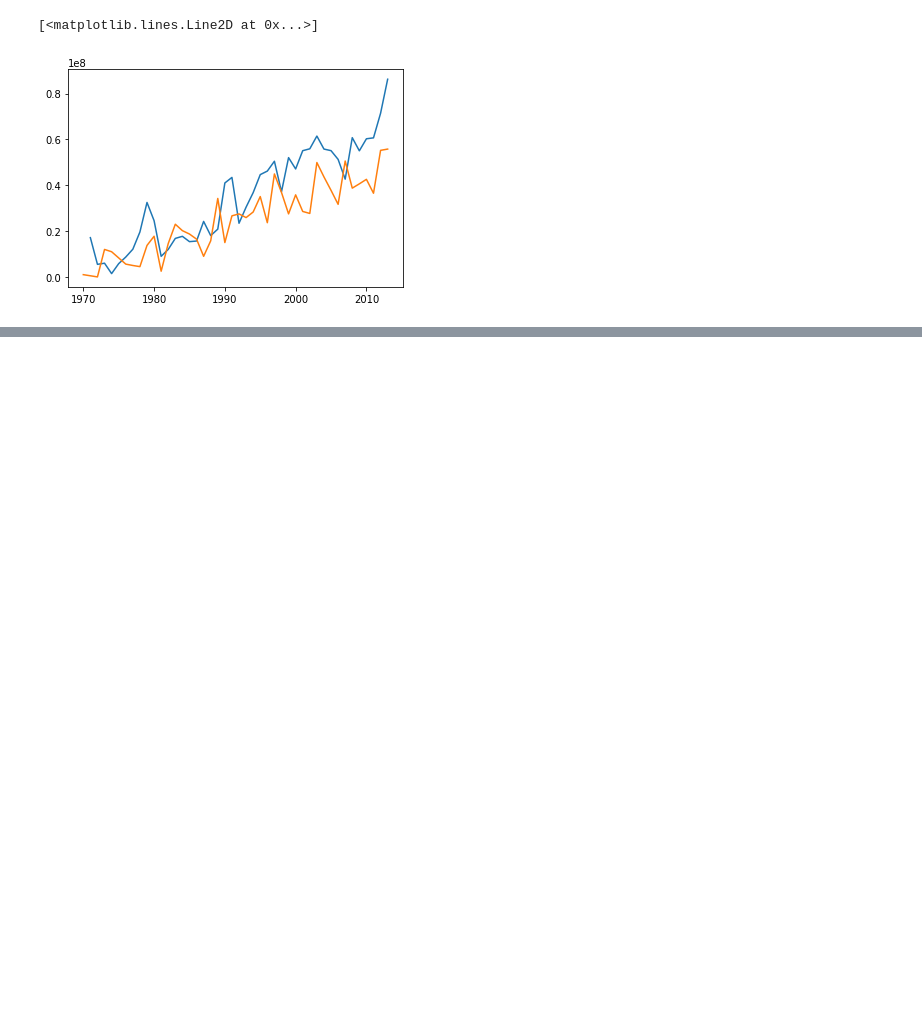
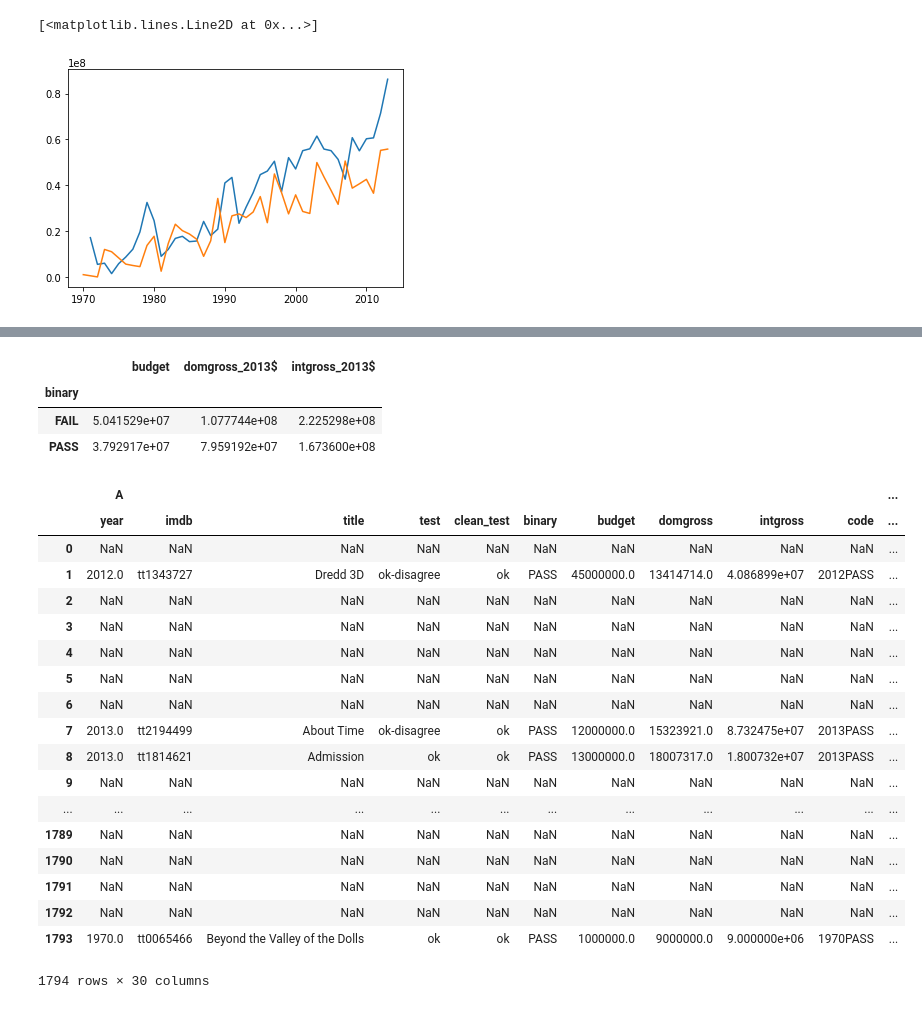
Before and after one commit to vivekster12/women_in_movies, a Jupyter notebook: trial.ipynb, the cells around one changed output, grey strips where cells are left out. Drawn from its saved outputs; the diff is of its cells as text; code cells hidden in the pictures; blank space fills up the shorter version.

Commit message:
tried pivotinig and concatenating tables, no bueno doe

```diff
--- a/trial.ipynb
+++ b/trial.ipynb
@@ -83,0 +105,34 @@ ax.plot(x_pass, y_pass)
+# %%
+data[['binary','budget','domgross_2013$', 'intgross_2013$']].groupby('binary').mean()
+# %% [output]
+|  | budget | domgross_2013$ | intgross_2013$ |
+| binary |  |  |  |
+| FAIL | 5.041529e+07 | 1.077744e+08 | 2.225298e+08 |
+| PASS | 3.792917e+07 | 7.959192e+07 | 1.673600e+08 |
+# %%
+A = data.loc[data['binary'] == 'PASS']
+B = data.loc[data['binary'] == 'FAIL']
+# %%
+A.columns = pd.MultiIndex.from_product([['A'], A.columns])
+B.columns = pd.MultiIndex.from_product([['B'], B.columns])
+pd.concat([A, B], axis = 1)
+# %% [output]
+|  | A |  |  |  |  |  |  |  |  |  | ... |
+|  | year | imdb | title | test | clean_test | binary | budget | domgross | intgross | code | ... |
+| 0 | NaN | NaN | NaN | NaN | NaN | NaN | NaN | NaN | NaN | NaN | ... |
+| 1 | 2012.0 | tt1343727 | Dredd 3D | ok-disagree | ok | PASS | 45000000.0 | 13414714.0 | 4.086899e+07 | 2012PASS | ... |
+| 2 | NaN | NaN | NaN | NaN | NaN | NaN | NaN | NaN | NaN | NaN | ... |
+| 3 | NaN | NaN | NaN | NaN | NaN | NaN | NaN | NaN | NaN | NaN | ... |
+| 4 | NaN | NaN | NaN | NaN | NaN | NaN | NaN | NaN | NaN | NaN | ... |
+| 5 | NaN | NaN | NaN | NaN | NaN | NaN | NaN | NaN | NaN | NaN | ... |
+| 6 | NaN | NaN | NaN | NaN | NaN | NaN | NaN | NaN | NaN | NaN | ... |
+| 7 | 2013.0 | tt2194499 | About Time | ok-disagree | ok | PASS | 12000000.0 | 15323921.0 | 8.732475e+07 | 2013PASS | ... |
+| 8 | 2013.0 | tt1814621 | Admission | ok | ok | PASS | 13000000.0 | 18007317.0 | 1.800732e+07 | 2013PASS | ... |
+| 9 | NaN | NaN | NaN | NaN | NaN | NaN | NaN | NaN | NaN | NaN | ... |
+| ... | ... | ... | ... | ... | ... | ... | ... | ... | ... | ... | ... |
+| 1789 | NaN | NaN | NaN | NaN | NaN | NaN | NaN | NaN | NaN | NaN | ... |
+| 1790 | NaN | NaN | NaN | NaN | NaN | NaN | NaN | NaN | NaN | NaN | ... |
+| 1791 | NaN | NaN | NaN | NaN | NaN | NaN | NaN | NaN | NaN | NaN | ... |
+| 1792 | NaN | NaN | NaN | NaN | NaN | NaN | NaN | NaN | NaN | NaN | ... |
+| 1793 | 1970.0 | tt0065466 | Beyond the Valley of the Dolls | ok | ok | PASS | 1000000.0 | 9000000.0 | 9.000000e+06 | 1970PASS | ... |
+1794 rows × 30 columns
```
Also changed, not shown: parts of 2 cells of this notebook.
